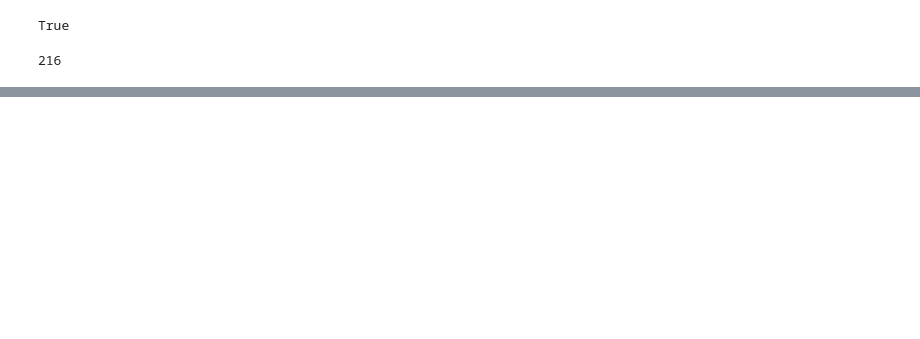
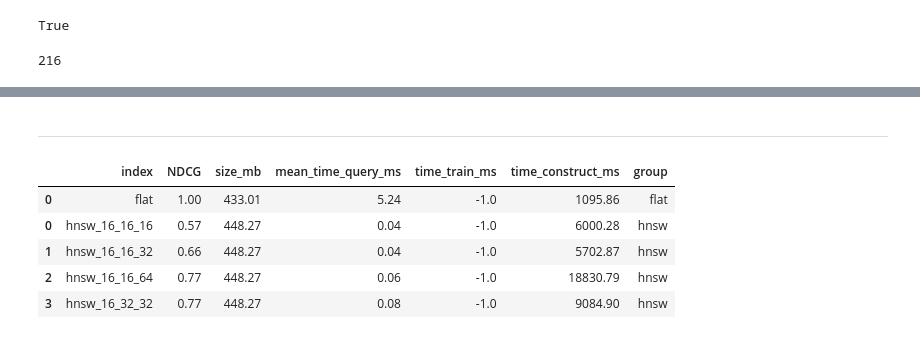
Before and after one commit to pavlova2019/info-search-project, a Jupyter notebook: jupyter/faiss_analysis.ipynb, the cells around one changed output, grey strips where cells are left out. Drawn from its saved outputs; the diff is of its cells as text; code cells hidden in the pictures; blank space fills up the shorter version.

```diff
--- a/jupyter/faiss_analysis.ipynb
+++ b/jupyter/faiss_analysis.ipynb
@@ -272,6 +272,9 @@ results: list[list] = list()
 
 for group_name in indexes_with_params.keys():
     if os.path.exists("../data/index_res_base/" + group_name + ".csv"):
+        df = pd.read_csv("../data/index_res_base/" + group_name + ".csv", index_col=0)
+        best_row = df.iloc[[df.idxmax(axis=0)["NDCG"]]]
+        print(best_row[["index", "NDCG", "size_mb", "mean_time_query_ms"]])
         continue
 
     group_results: list[list] = list()
@@ -320,0 +341,25 @@ res_df.to_csv("../data/index_res_base/all.csv")
+# %% [markdown]
+---
+# %%
+indexes = indexes_with_params.keys()
+group_names = []
+
+results_df = []
+
+for group_name in tqdm(indexes_with_params.keys()):
+    group_df = pd.read_csv("../data/index_res_base/" + group_name + ".csv", index_col=0)
+    results_df.append(group_df)
+
+    n = group_df.shape[0]
+    group_names += [group_name] * n
+
+results_df = pd.concat(results_df)
+results_df["group"] = group_names
+results_df.head()
+# %% [output]
+|  | index | NDCG | size_mb | mean_time_query_ms | time_train_ms | time_construct_ms | group |
+| 0 | flat | 1.00 | 433.01 | 5.24 | -1.0 | 1095.86 | flat |
+| 0 | hnsw_16_16_16 | 0.57 | 448.27 | 0.04 | -1.0 | 6000.28 | hnsw |
+| 1 | hnsw_16_16_32 | 0.66 | 448.27 | 0.04 | -1.0 | 5702.87 | hnsw |
+| 2 | hnsw_16_16_64 | 0.77 | 448.27 | 0.06 | -1.0 | 18830.79 | hnsw |
+| 3 | hnsw_16_32_32 | 0.77 | 448.27 | 0.08 | -1.0 | 9084.90 | hnsw |
```
Also changed, not shown: parts of 5 cells of this notebook.
